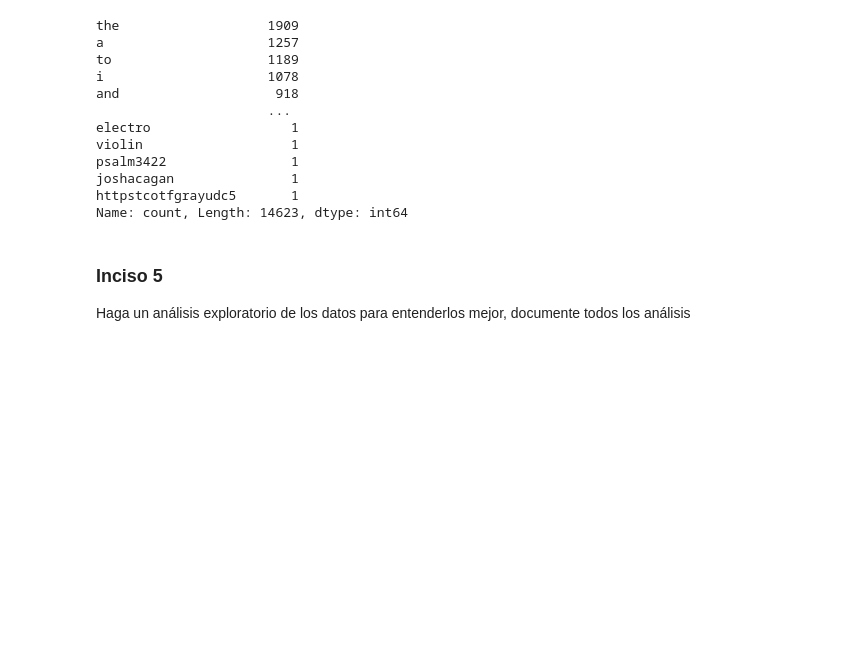
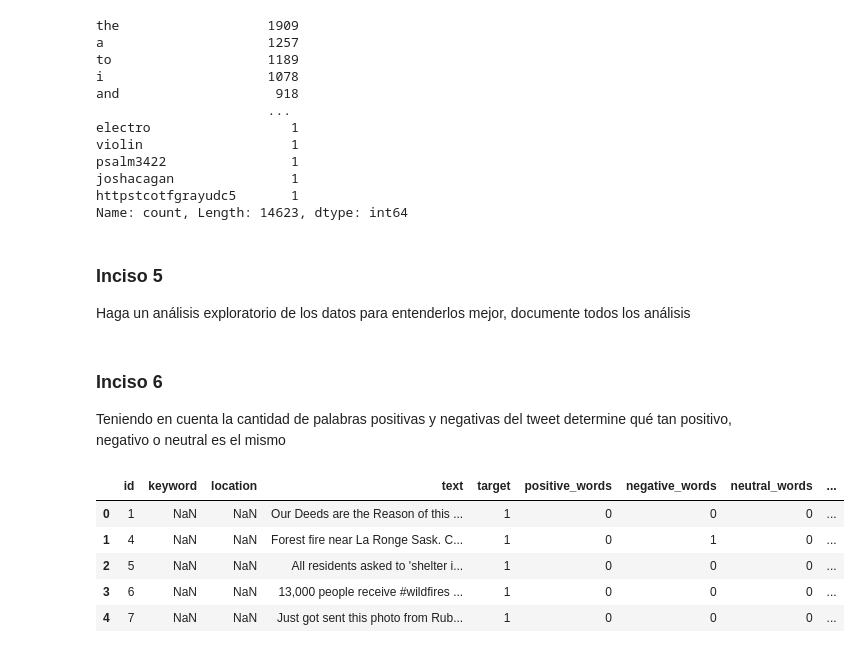
Before and after one commit to JDgomez2002/data-science-labs, a Jupyter notebook: lab6/Ejercicio1.ipynb, the cells around one changed output. Drawn from its saved outputs; the diff is of its cells as text; code cells hidden in the pictures; blank space fills up the shorter version.

Commit message:
feat(lab6): inciso 6

```diff
--- a/lab6/Ejercicio1.ipynb
+++ b/lab6/Ejercicio1.ipynb
@@ -258,0 +303,25 @@ analysis.to_file('analysis.html')
+# %% [markdown]
+### Inciso 6
+Teniendo en cuenta la cantidad de palabras positivas y negativas del tweet determine qué tan positivo, negativo o neutral es el mismo
+# %%
+# Teniendo en cuenta la cantidad de palabras positivas y negativas del tweet determine qué tan positivo, negativo o neutral es el mismo
+train = pd.read_csv('./data/train.csv')
+# evaluate the amount of positive, negative and neutral words in the tweet and determine the percentage of each
+train['positive_words'] = train['text'].apply(lambda x: sum([1 for word in x.split() if word in positive_words]))
+train['negative_words'] = train['text'].apply(lambda x: sum([1 for word in x.split() if word in negative_words]))
+train['neutral_words'] = train['text'].apply(lambda x: sum([1 for word in x.split() if word in neutral_words]))
+train['total_words'] = train['text'].apply(lambda x: len(x.split()))
+train['positive_words_percentage'] = train['positive_words'] / train['total_words']
+train['negative_words_percentage'] = train['negative_words'] / train['total_words']
+train['neutral_words_percentage'] = train['neutral_words'] / train['total_words']
+train['sentiment'] = train[['positive_words_percentage', 'negative_words_percentage', 'neutral_words_percentage']].idxmax(axis=1)
+train['sentiment'] = train['sentiment'].apply(lambda x: x.split('_')[0])
+train['sentiment'] = train['sentiment'].replace({'positive': 1, 'negative': -1, 'neutral': 0})
+train.head()
+# %% [output]
+|  | id | keyword | location | text | target | positive_words | negative_words | neutral_words | ... |
+| 0 | 1 | NaN | NaN | Our Deeds are the Reason of this ... | 1 | 0 | 0 | 0 | ... |
+| 1 | 4 | NaN | NaN | Forest fire near La Ronge Sask. C... | 1 | 0 | 1 | 0 | ... |
+| 2 | 5 | NaN | NaN | All residents asked to 'shelter i... | 1 | 0 | 0 | 0 | ... |
+| 3 | 6 | NaN | NaN | 13,000 people receive #wildfires ... | 1 | 0 | 0 | 0 | ... |
+| 4 | 7 | NaN | NaN | Just got sent this photo from Rub... | 1 | 0 | 0 | 0 | ... |
```
Also changed, not shown: parts of 5 cells of this notebook, 1 other file.
